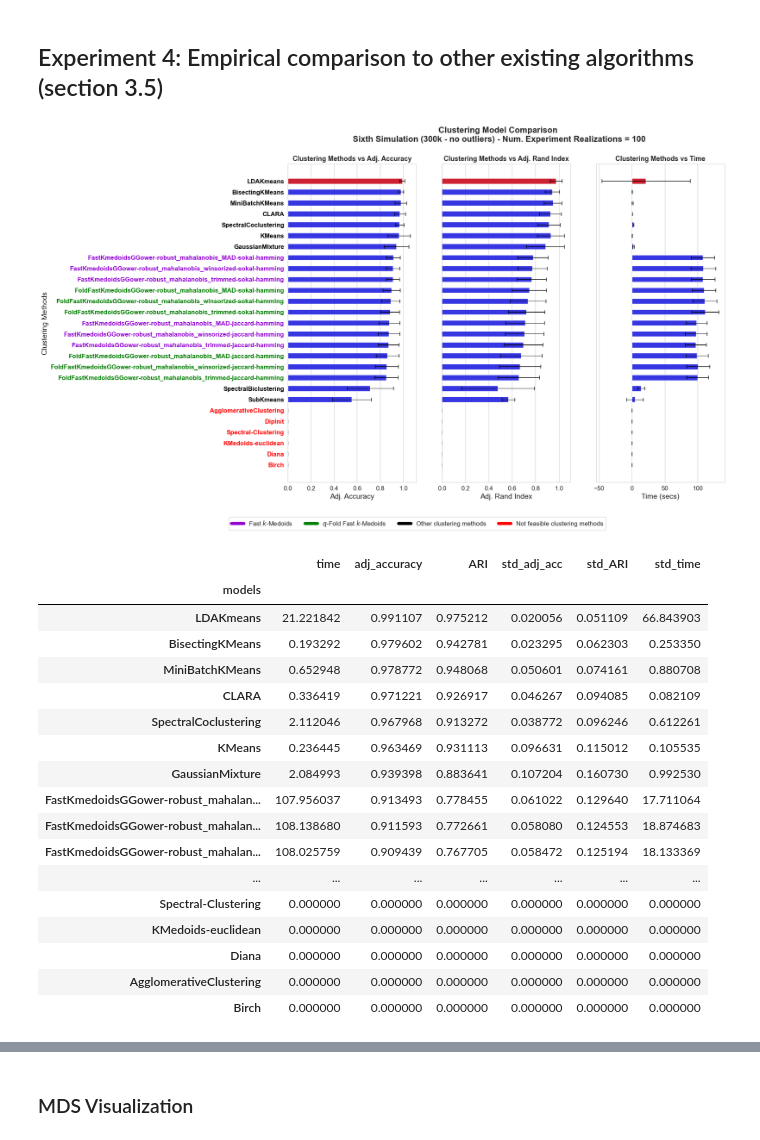
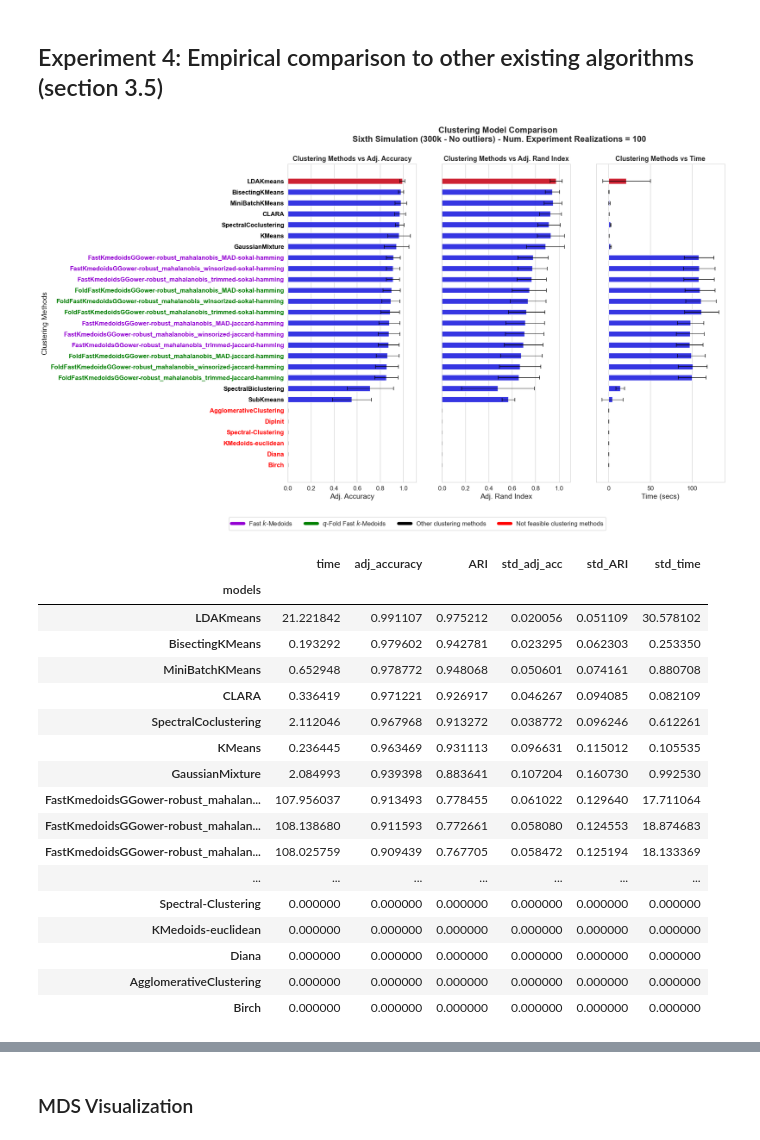
Before and after one commit to FabioScielzoOrtiz/db-robust-clust-paper-code, a Jupyter notebook: experiments/simulations/experiments_simulation_6.ipynb, the cells around one changed output, grey strips where cells are left out. Cells and saved outputs as stored; diff of their text form; code cells hidden in the pictures.

```diff
--- a/experiments/simulations/experiments_simulation_6.ipynb
+++ b/experiments/simulations/experiments_simulation_6.ipynb
@@ -847,6 +847,8 @@ for model_name in not_feasible_methods:
     avg_results['std_adj_acc'][model_name] = 0
     avg_results['std_ARI'][model_name] = 0
     avg_results['std_time'][model_name] = 0
+
+avg_results['std_time']['LDAKmeans'] = 28.578101617986245
 
 model_names = np.array(list(avg_results['adj_accuracy'].keys()))
 avg_adj_accuracy = np.array(list(avg_results['adj_accuracy'].values()))
@@ -932,35 +934,35 @@ for label in axes[0].get_yticklabels():
         label.set_weight('bold')
         label.set_color('darkviolet')
     elif label.get_text() in our_methods_2:
         label.set_weight('bold')
         label.set_color('green')
     elif label.get_text() in other_methods:
         label.set_weight('bold')
         label.set_color('black')
     elif label.get_text() in not_feasible_methods:
         label.set_weight('bold')
         label.set_color('red')
 
 # Create legend elements
 legend_elements = [
     plt.Line2D([0], [0], color='darkviolet', lw=6, label='Fast $k$-Medoids'),
     plt.Line2D([0], [0], color='green', lw=6, label='$q$-Fold Fast $k$-Medoids'),
     plt.Line2D([0], [0], color='black', lw=6, label='Other clustering methods'),
     plt.Line2D([0], [0], color='red', lw=6, label='Not feasible clustering methods')
 ]
 
 # Add legend to the figure
 axes[0].legend(handles=legend_elements, loc='upper right', bbox_to_anchor=(2.5, -0.1), ncol=len(legend_elements), fontsize=12)
 
-fig.suptitle("Clustering Model Comparison \nSixth Simulation (300k - no outliers) - Num. Experiment Realizations = 100", fontsize=16, fontweight='bold', y=0.97)
+fig.suptitle("Clustering Model Comparison \nSixth Simulation (300k - No outliers) - Num. Experiment Realizations = 100", fontsize=16, fontweight='bold', y=0.97)
 
 plot_filename = f'plot_results_exp_4_simu_7_{file_id}_acc.png'
 plot_save_path = os.path.join(results_folder_path, plot_filename)
 fig.savefig(plot_save_path, format='png', dpi=300, bbox_inches="tight", pad_inches=0.2)
 
 plt.show()
 # %% [output]
-[figure, old version]
+[figure, new version]
 # %%
 # Results as table
 avg_results_df = pd.DataFrame(avg_results)
@@ -973,7 +975,7 @@ avg_results_df_sorted_acc
 # %% [output]
 |  | time | adj_accuracy | ARI | std_adj_acc | std_ARI | std_time |
 | models |  |  |  |  |  |  |
-| LDAKmeans | 21.221842 | 0.991107 | 0.975212 | 0.020056 | 0.051109 | 66.843903 |
+| LDAKmeans | 21.221842 | 0.991107 | 0.975212 | 0.020056 | 0.051109 | 30.578102 |
 | BisectingKMeans | 0.193292 | 0.979602 | 0.942781 | 0.023295 | 0.062303 | 0.253350 |
 | MiniBatchKMeans | 0.652948 | 0.978772 | 0.948068 | 0.050601 | 0.074161 | 0.880708 |
 | CLARA | 0.336419 | 0.971221 | 0.926917 | 0.046267 | 0.094085 | 0.082109 |
```
Also changed, not shown: parts of 1 cell of this notebook, 2 other files.
